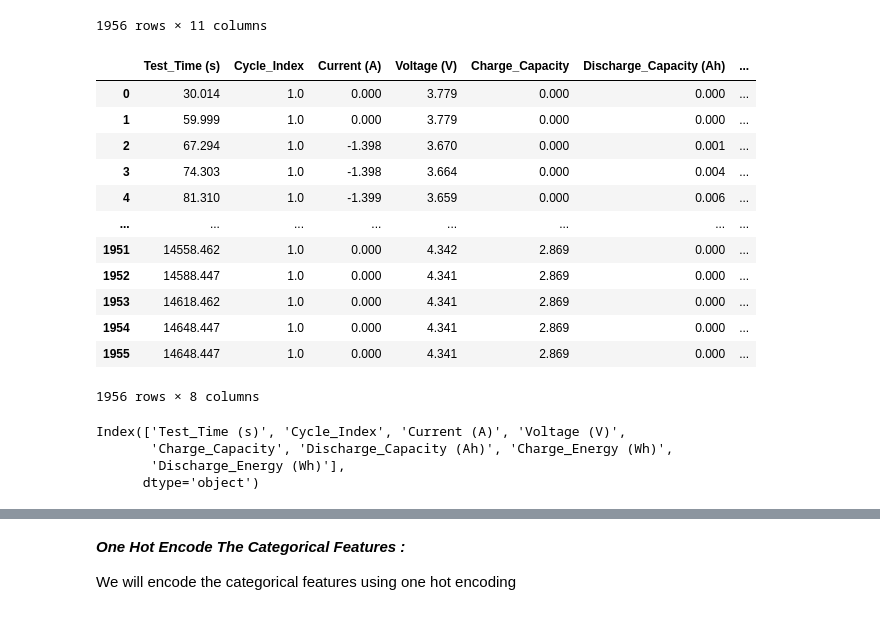
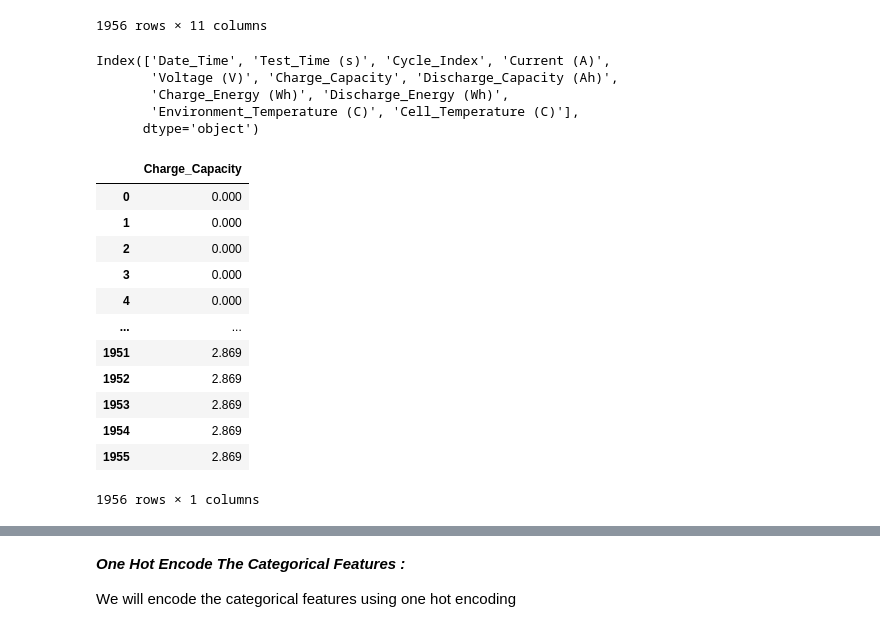
Before and after one commit to TarekAzzouni/Baterries-ML-Lithium-Ions-01, a Jupyter notebook: Deep_learning_for_Regression_in_the_HNEI_dataset_part2_.ipynb, the cells around one changed output, grey strips where cells are left out. Drawn from its saved outputs; the diff is of its cells as text; code cells hidden in the pictures.

```diff
--- a/Deep_learning_for_Regression_in_the_HNEI_dataset_part2_.ipynb
+++ b/Deep_learning_for_Regression_in_the_HNEI_dataset_part2_.ipynb
@@ -40,5 +40,5 @@ from xgboost import XGBRegressor
 # %%
 url="https://www.batteryarchive.org/data/HNEI_18650_NMC_LCO_25C_0-100_0.5-1.5C_a_timeseries.csv"
 s = requests.get(url).content
-df = pd.read_csv(io.StringIO(s.decode('utf-8')))
+data = pd.read_csv(io.StringIO(s.decode('utf-8')))
 # %%
@@ -51,7 +51,7 @@ df.head()
 | 3 | 2013-05-22 11:47:41 | 74.303 | 1.0 | -1.398 | 3.664 | 0.0 | ... |
 | 4 | 2013-05-22 11:47:48 | 81.310 | 1.0 | -1.399 | 3.659 | 0.0 | ... |
 # %%
-train = df[df['Cycle_Index'] == 1 ]
+train = data[data['Cycle_Index'] == 1 ]
 train
 # %% [output]
 |  | Date_Time | Test_Time (s) | Cycle_Index | Current (A) | Voltage (V) | Charge_Capacity (Ah) | ... |
@@ -71,0 +72,4 @@ test = df[df['Cycle_Index'] == 2 ]
+# %%
+#rename the charge capacity
+train1 = train.rename(columns={'Charge_Capacity (Ah)': 'Charge_Capacity'})
+test1 = test.rename(columns={'Charge_Capacity (Ah)': 'Charge_Capacity'})
@@ -87,30 +90,28 @@ test = test.rename(columns={'Charge_Capacity (Ah)': 'Charge_Capacity'})
-# %%
-train1 = train.drop(['Environment_Temperature (C)','Cell_Temperature (C)','Date_Time'],axis=1)
-test1 = test.drop(['Environment_Temperature (C)','Cell_Temperature (C)','Date_Time'],axis=1)
-# %%
-train1
-# %% [output]
-|  | Test_Time (s) | Cycle_Index | Current (A) | Voltage (V) | Charge_Capacity | Discharge_Capacity (Ah) | ... |
-| 0 | 30.014 | 1.0 | 0.000 | 3.779 | 0.000 | 0.000 | ... |
-| 1 | 59.999 | 1.0 | 0.000 | 3.779 | 0.000 | 0.000 | ... |
-| 2 | 67.294 | 1.0 | -1.398 | 3.670 | 0.000 | 0.001 | ... |
-| 3 | 74.303 | 1.0 | -1.398 | 3.664 | 0.000 | 0.004 | ... |
-| 4 | 81.310 | 1.0 | -1.399 | 3.659 | 0.000 | 0.006 | ... |
-| ... | ... | ... | ... | ... | ... | ... | ... |
-| 1951 | 14558.462 | 1.0 | 0.000 | 4.342 | 2.869 | 0.000 | ... |
-| 1952 | 14588.447 | 1.0 | 0.000 | 4.341 | 2.869 | 0.000 | ... |
-| 1953 | 14618.462 | 1.0 | 0.000 | 4.341 | 2.869 | 0.000 | ... |
-| 1954 | 14648.447 | 1.0 | 0.000 | 4.341 | 2.869 | 0.000 | ... |
-| 1955 | 14648.447 | 1.0 | 0.000 | 4.341 | 2.869 | 0.000 | ... |
-1956 rows × 8 columns
 # %%
 Col_target = ["Charge_Capacity"]
 target = train1[Col_target]
 # %%
 train1.columns
 # %% [output]
-Index(['Test_Time (s)', 'Cycle_Index', 'Current (A)', 'Voltage (V)',
-       'Charge_Capacity', 'Discharge_Capacity (Ah)', 'Charge_Energy (Wh)',
-       'Discharge_Energy (Wh)'],
+Index(['Date_Time', 'Test_Time (s)', 'Cycle_Index', 'Current (A)',
+       'Voltage (V)', 'Charge_Capacity', 'Discharge_Capacity (Ah)',
+       'Charge_Energy (Wh)', 'Discharge_Energy (Wh)',
+       'Environment_Temperature (C)', 'Cell_Temperature (C)'],
       dtype='object')
+# %%
+target
+# %% [output]
+|  | Charge_Capacity |
+| 0 | 0.000 |
+| 1 | 0.000 |
+| 2 | 0.000 |
+| 3 | 0.000 |
+| 4 | 0.000 |
+| ... | ... |
+| 1951 | 2.869 |
+| 1952 | 2.869 |
+| 1953 | 2.869 |
+| 1954 | 2.869 |
+| 1955 | 2.869 |
+1956 rows × 1 columns
 # %%
```
Also changed, not shown: parts of 31 cells of this notebook.
